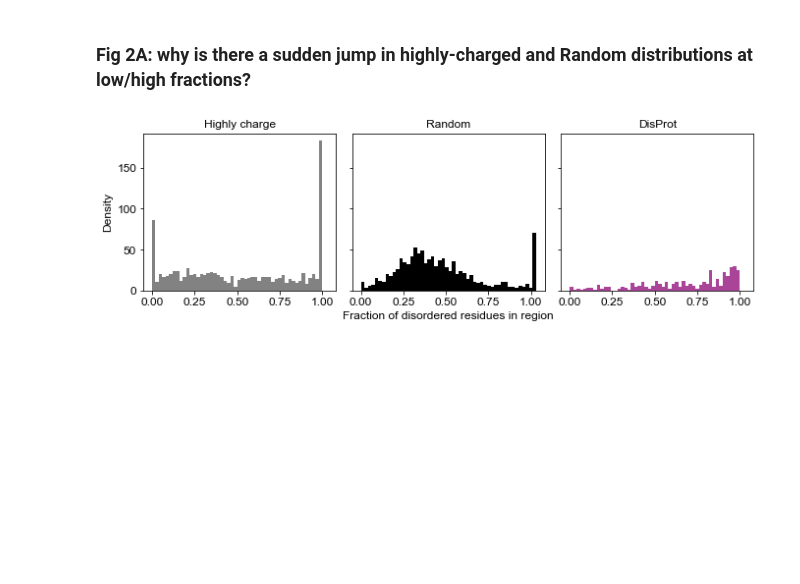
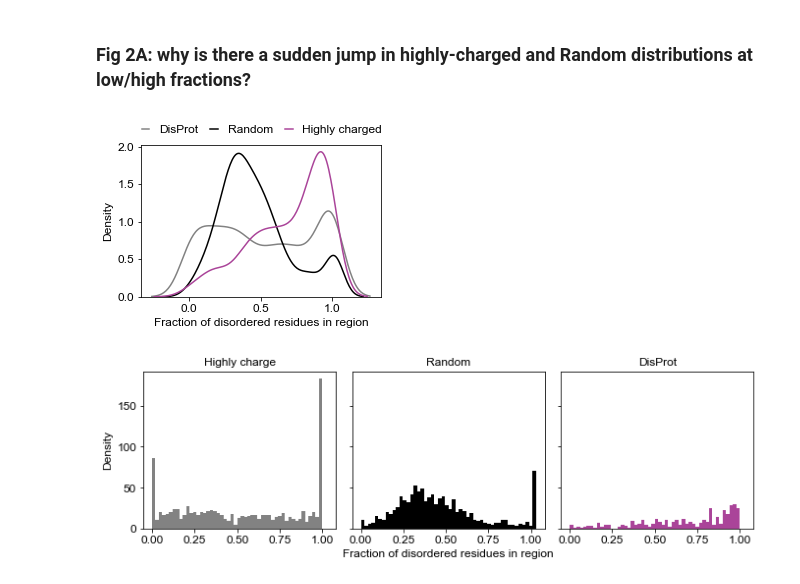
Before and after one commit to rosalindpan/hcrpaper, a Jupyter notebook: code/analysis/revision.ipynb, the cells around one changed output. Drawn from its saved outputs; the diff is of its cells as text; code cells hidden in the pictures; blank space fills up the shorter version.

```diff
--- a/code/analysis/revision.ipynb
+++ b/code/analysis/revision.ipynb
@@ -139,6 +168,23 @@ for index, row in df.iterrows():
 hits_disordered_frac = np.loadtxt("../../data/af_ss_processed/hits_trimmed_disordered_frac.txt")
 rand_disordered_frac = np.loadtxt("../../data/af_ss_processed/rand_trimmed_disordered_frac.txt")
 idr_disordered_frac = np.loadtxt("../../data/af_ss_processed/idr_disordered_frac.txt")
+# %%
+fig, ax = plt.subplots(1, figsize=(4.3,2.8),
+                         sharex=True, sharey=True)
+
+sns.kdeplot(hits_disordered_frac, color=cscheme['dis'], label='DisProt')
+sns.kdeplot(rand_disordered_frac, color=cscheme['null'], label='Random')
+sns.kdeplot(idr_disordered_frac, color=cscheme['cr'], label='Highly charged')
+
+plt.xlabel('Fraction of disordered residues in region')
+plt.ylabel('Density')
+L = plt.legend(bbox_to_anchor=(1.05, 1.2), ncol=3, columnspacing=1, frameon=False, handlelength=.65)
+
+plt.savefig('../../figures/plots/Figure2A.png', dpi=300, bbox_inches='tight')
+#plt.tight_layout()
+plt.show()
+# %% [output]
+[figure, added]
 # %%
 fig, axes = plt.subplots(1, 3, figsize=(10, 3.5),
                          sharex=True, sharey=True)
```
Also changed, not shown: parts of 5 cells of this notebook, 19 other files.
